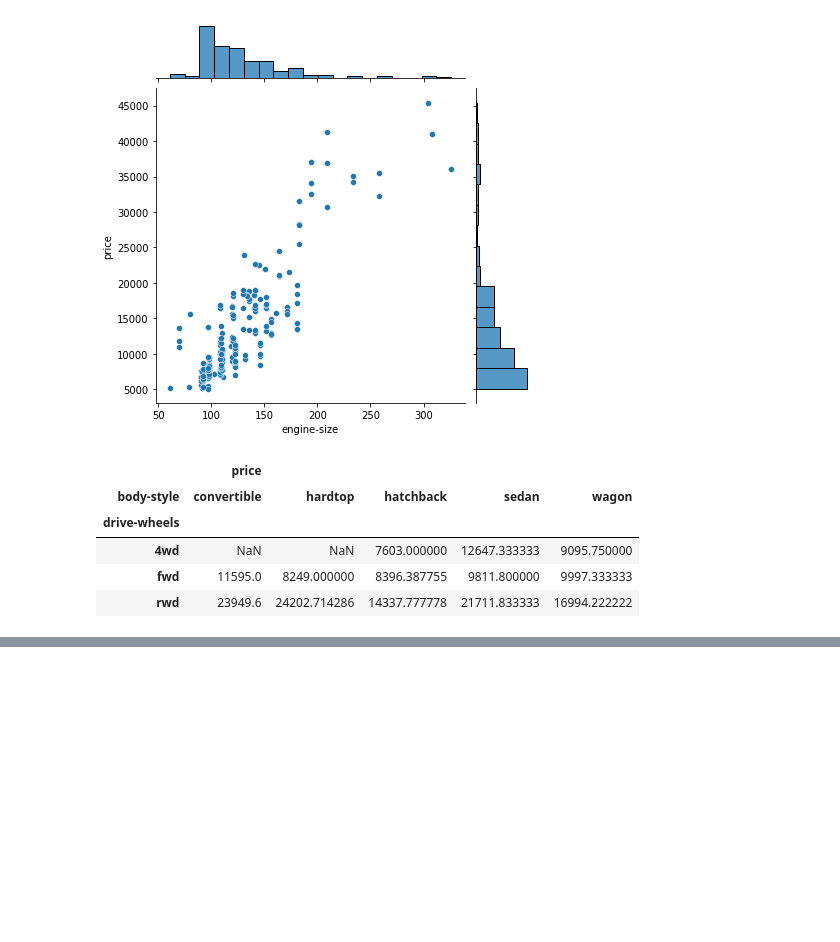
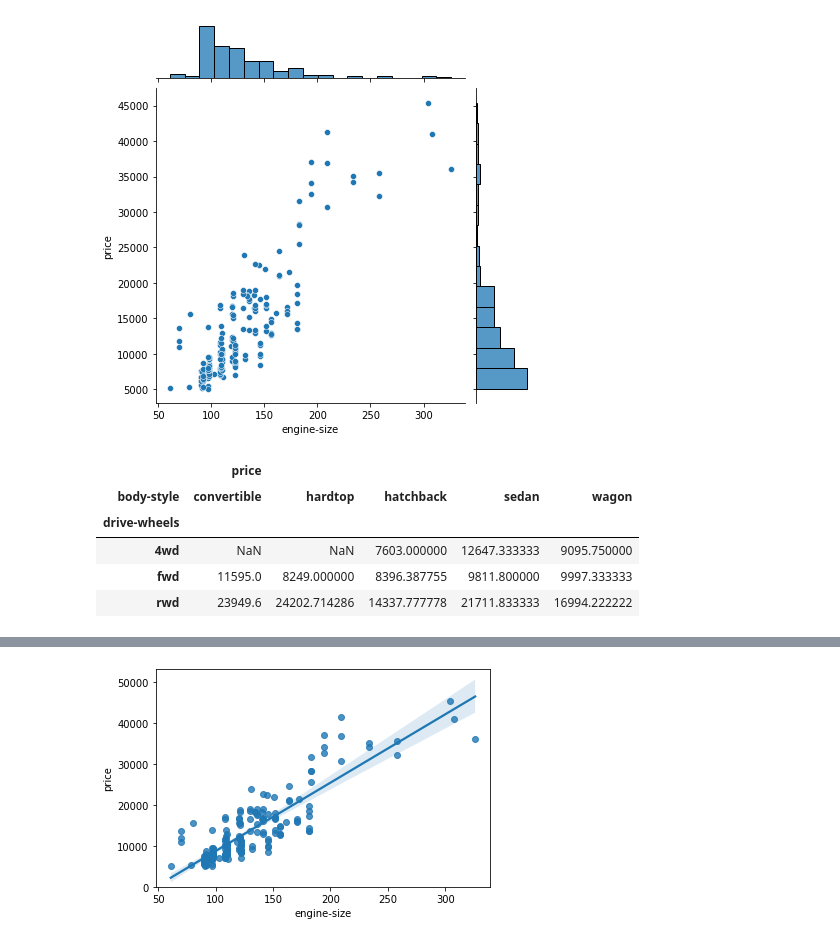
Before and after one commit to mjsmagalhaes/examples-datascience, a Jupyter notebook: ibm_data_analysis.ipynb, the cells around one changed output, grey strips where cells are left out. Cells and saved outputs as stored; diff of their text form; code cells hidden in the pictures; blank space fills up the shorter version.

```diff
--- a/ibm_data_analysis.ipynb
+++ b/ibm_data_analysis.ipynb
@@ -164,0 +190,5 @@ Index(['price'], dtype='object')
+# %%
+sns.regplot(x="engine-size", y="price", data=df);
+plt.ylim(0,);
+# %% [output]
+[figure, added]
```
Also changed, not shown: parts of 13 cells of this notebook.
